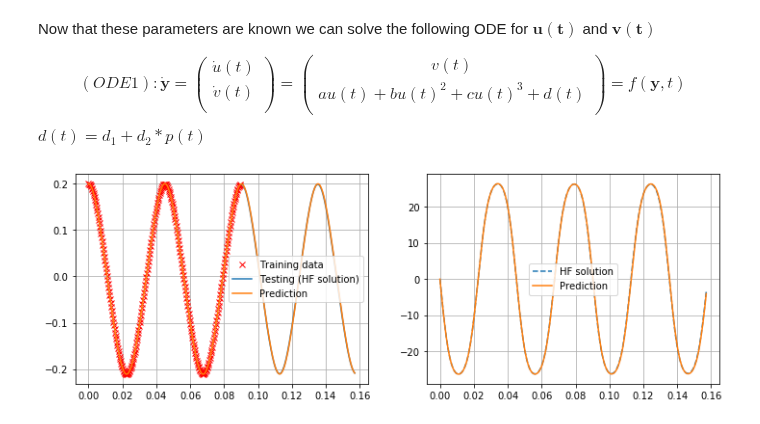
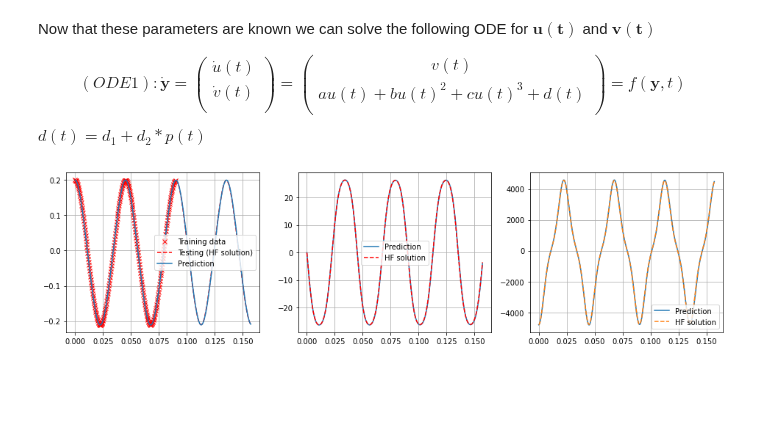
Before and after one commit to azzeddinetiba/ROM_AM, a Jupyter notebook: examples/Partitioned_fsi_ROM.ipynb, the cells around one changed output. Cells and saved outputs as stored; diff of their text form; code cells hidden in the pictures; blank space fills up the shorter version.

```diff
--- a/examples/Partitioned_fsi_ROM.ipynb
+++ b/examples/Partitioned_fsi_ROM.ipynb
@@ -100,41 +100,46 @@ t0 = time.time()
 
 # The interpolated function that returns the pressure value given a specific instant
 from scipy import interpolate
-p_ = interpolate.interp1d(target_t, target_pist_pressure, fill_value="extrapolate")
-p = lambda t : float(p_(t))
+p_ = interpolate.interp1d(
+    target_t, target_pist_pressure, fill_value="extrapolate")
+def p(t): return p_(np.array([t])).astype(float)
+
 
 # The spring paramteres learnt by eDMD
-a = edmd.A[0, 0]
-b = edmd.A[0, 1]
-c = edmd.A[0, 2]
-d1 = edmd.A[0, 3]
-d2 = edmd.A[0, 4]
-d = lambda t : d1 + d2 * p(t)
-v_dot = lambda u, t : c * u**3 + b * u**2 + a * u + d(t)
+block_m = np.block([[np.zeros((1, 5)), np.array([1])], [
+    edmd.A, np.array([0])]])
+def cont_sys(y, t): return block_m @ np.concatenate((y[:1, :], y[:1, :]**2, y[:1, :]**3, np.ones(
+    (1, y.shape[1])), p(t).reshape((1, -1)), y[1:2, :])).reshape((-1, y.shape[1]))
 
 # The time interval on which to solve the ODE is the original data time interval
 input_t = target_t.copy()
 
 from scipy.integrate import solve_ivp
-def f(t, y): return np.array([y[1], v_dot(y[0], t)])
-sol = solve_ivp(f, [0, input_t[-1]], np.array([(Ls0 - L0), 0]), t_eval = input_t)
+def f(t, y): return cont_sys(y, t)
+
+sol = solve_ivp(f, [0, input_t[-1]], np.array([(Ls0 - L0), 0]), t_eval=input_t, vectorized = True)
 
 t1 = time.time()
 # %%
-fig, ax = plt.subplots(1, 2, figsize=(12, 4))
+fig, ax = plt.subplots(1, 3, figsize=(16, 4))
 
 ax[0].plot(train_t, train_disp[0, :], 'rx', label = "Training data");
-ax[0].plot(test_t, test_disp[0, :], label = "Testing (HF solution)");
-ax[0].plot(sol.t, sol.y[0], label = "Prediction");
+ax[0].plot(test_t, test_disp[0, :], 'r--', label = "Testing (HF solution)");
+ax[0].plot(sol.t, sol.y[0, :], label = "Prediction");
 ax[0].grid();
 ax[0].legend();
 
-ax[1].plot(t, velocity, '--', label = "HF solution");
-ax[1].plot(sol.t, sol.y[1], label = "Prediction");
+ax[1].plot(sol.t, sol.y[1, :], label = "Prediction");
+ax[1].plot(t, velocity, 'r--', label = "HF solution");
 ax[1].grid();
 ax[1].legend();
+
+ax[2].plot(sol.t, cont_sys(sol.y, sol.t)[1, :], label = "Prediction");
+ax[2].plot(t, sol_accel, '--', label = "HF solution");
+ax[2].grid();
+ax[2].legend();
 # %% [output]
-[figure, old version]
+[figure, new version]
 # %%
 print("Training time, t = ", drom.profile["Training time"])
 print("Prediction time, t = ", t1-t0, " s")
```
Also changed, not shown: parts of 7 cells of this notebook, 3 other files.
